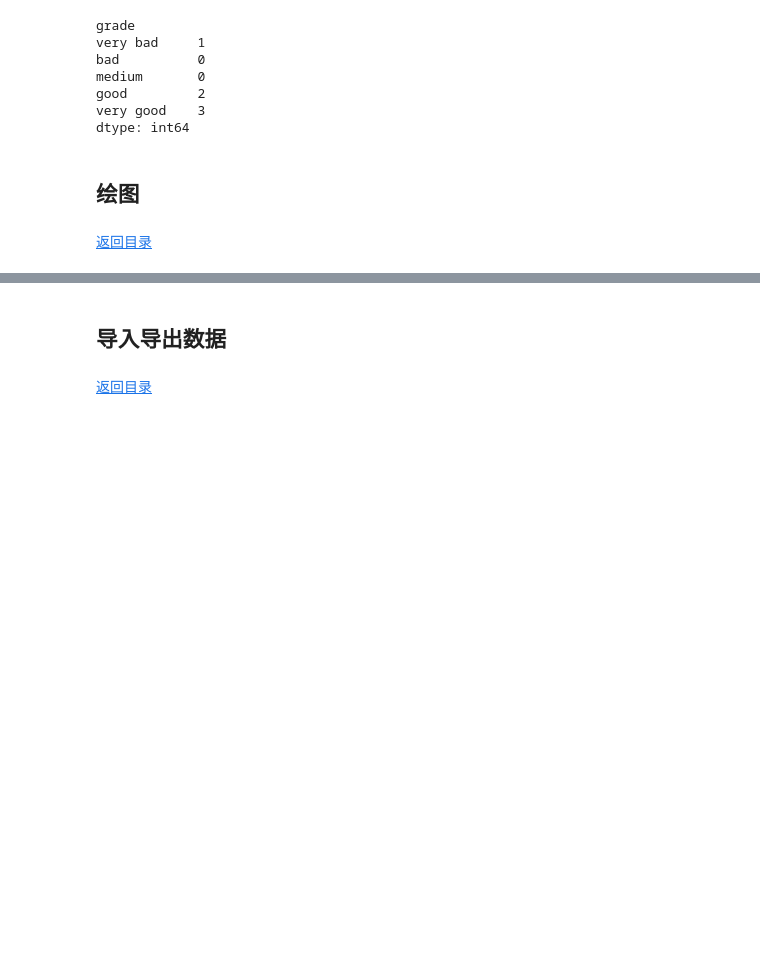
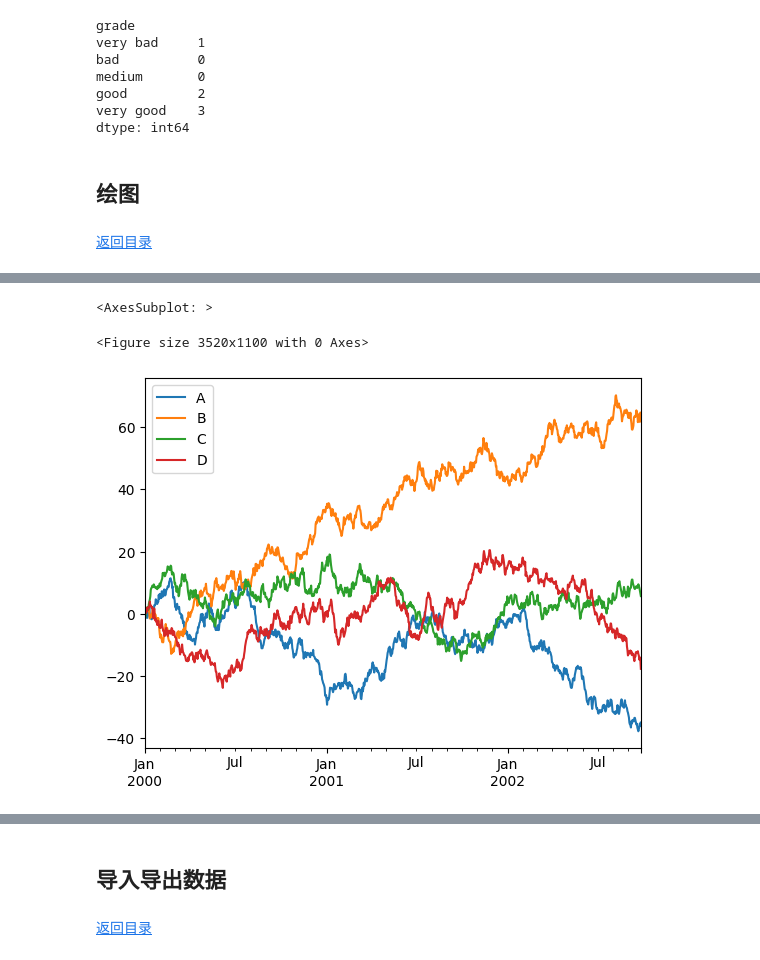
Before and after one commit to wushouhe/QuantStudy, a Jupyter notebook: JupyterStudy/10分钟入门pandas.ipynb, the cells around one changed output, grey strips where cells are left out. Drawn from its saved outputs; the diff is of its cells as text; code cells hidden in the pictures; blank space fills up the shorter version.

```diff
--- a/JupyterStudy/10分钟入门pandas.ipynb
+++ b/JupyterStudy/10分钟入门pandas.ipynb
@@ -975,3 +1014,11 @@ ts.plot()
 # %%
 df = pd.DataFrame(np.random.randn(1000, 4), index=ts.index,
                   columns=['A', 'B', 'C', 'D'])
+df = df.cumsum()
+plt.figure(figsize=(16,5), dpi= 220)
+
+df.plot()
+# %% [output]
+<AxesSubplot: >
+<Figure size 3520x1100 with 0 Axes>
+[figure, added]
```
Also changed, not shown: parts of 82 cells of this notebook, 8 other files.
